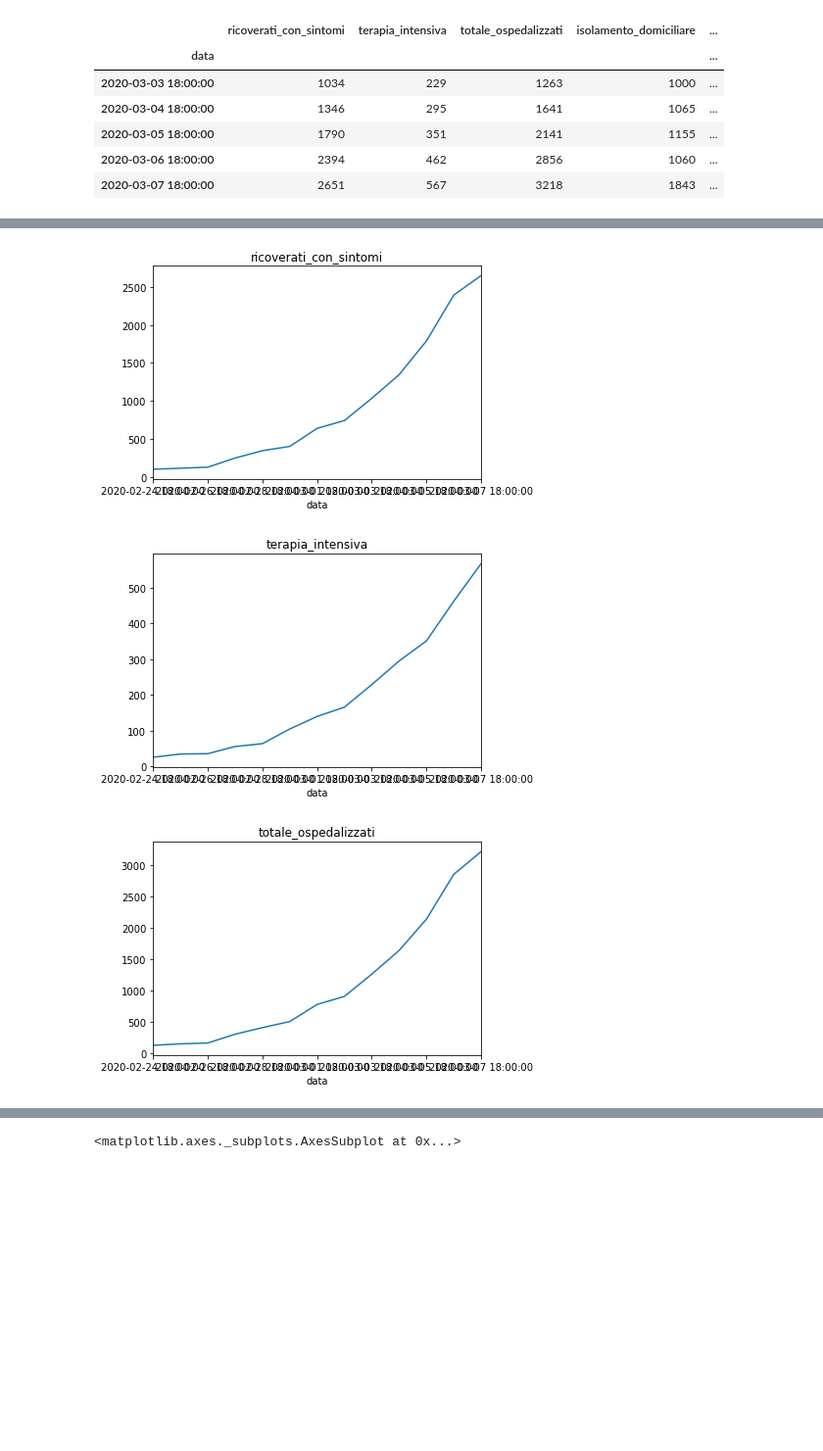
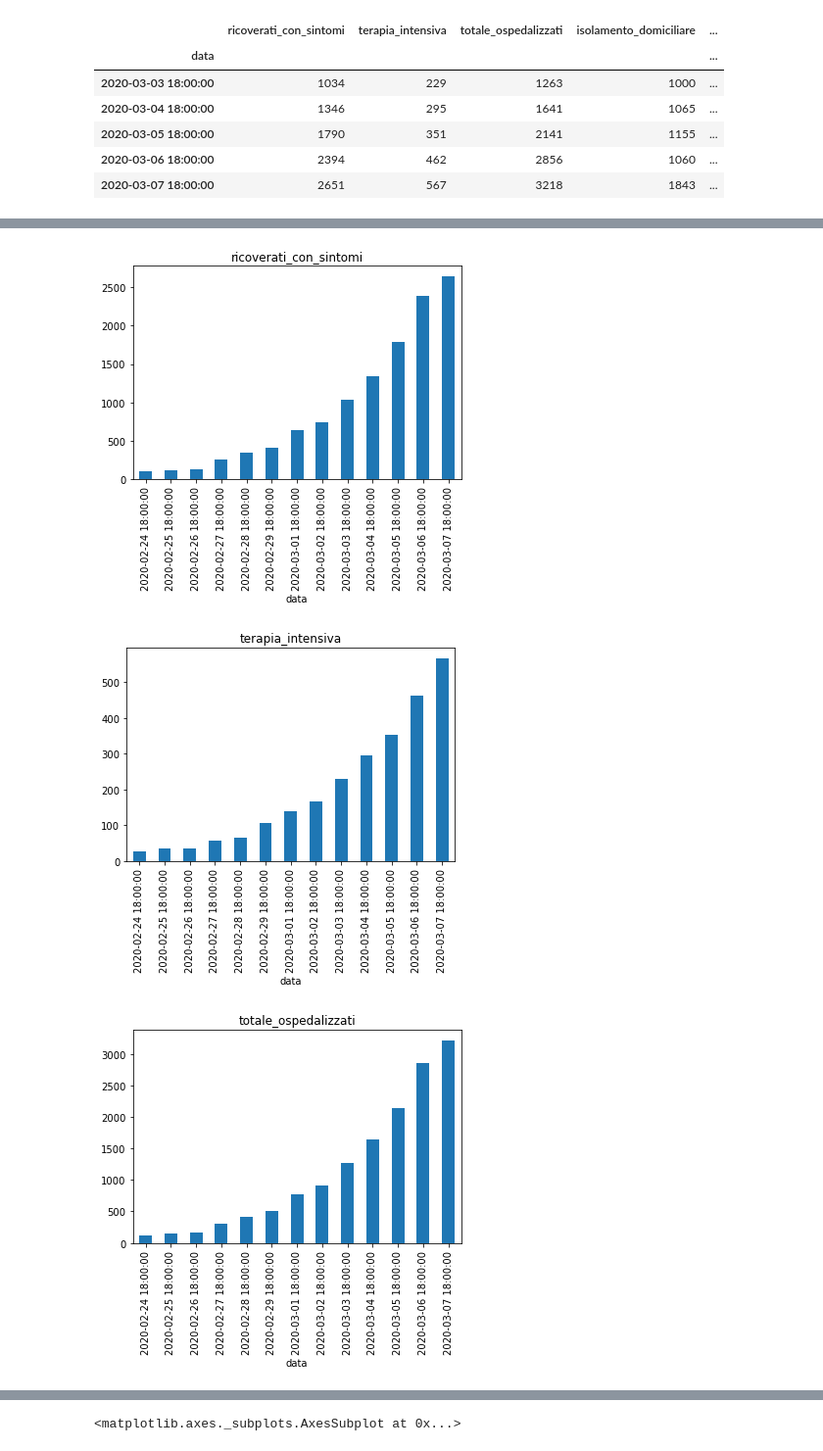
Before and after one commit to dtrifiro/COVID-19, a Jupyter notebook: notebooks/E.D.A..ipynb, the cells around one changed output, grey strips where cells are left out. Shown: that part at 98% size. Cells and saved outputs as stored; diff of their text form; code cells hidden in the pictures; blank space fills up the shorter version.

```diff
--- a/notebooks/E.D.A..ipynb
+++ b/notebooks/E.D.A..ipynb
@@ -39,8 +22,8 @@ df_naz
 # %%
 for col in df_naz.columns:
     plt.figure()
-    df_naz[col].plot(kind='line', title=col)
+    df_naz[col].plot(kind='bar', title=col)
 # %% [output]
-[figure, old version]
+[figure, new version]
-[figure, old version]
+[figure, new version]
-[figure, old version]
+[figure, new version]
```
Also changed, not shown: parts of 16 cells of this notebook.
